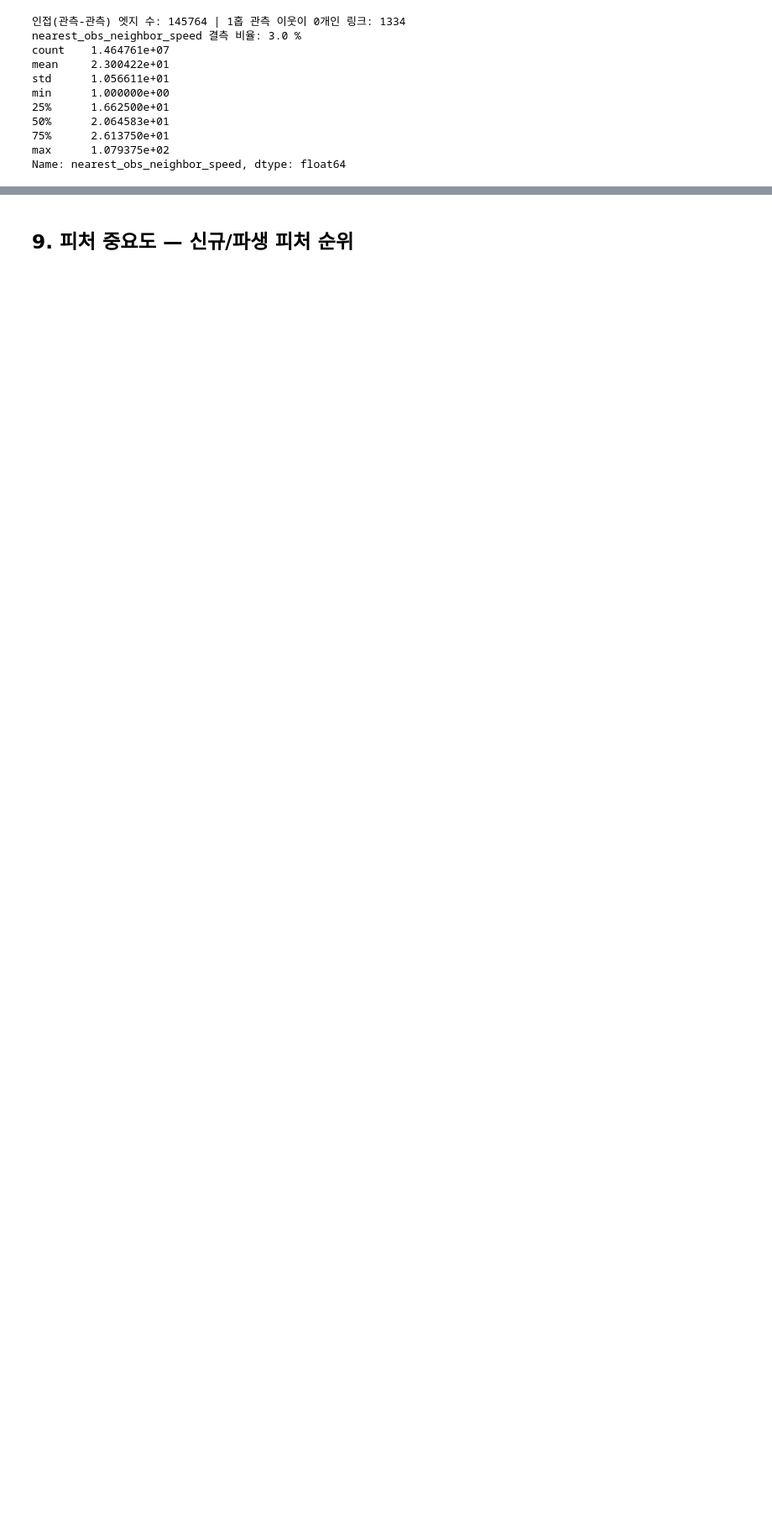
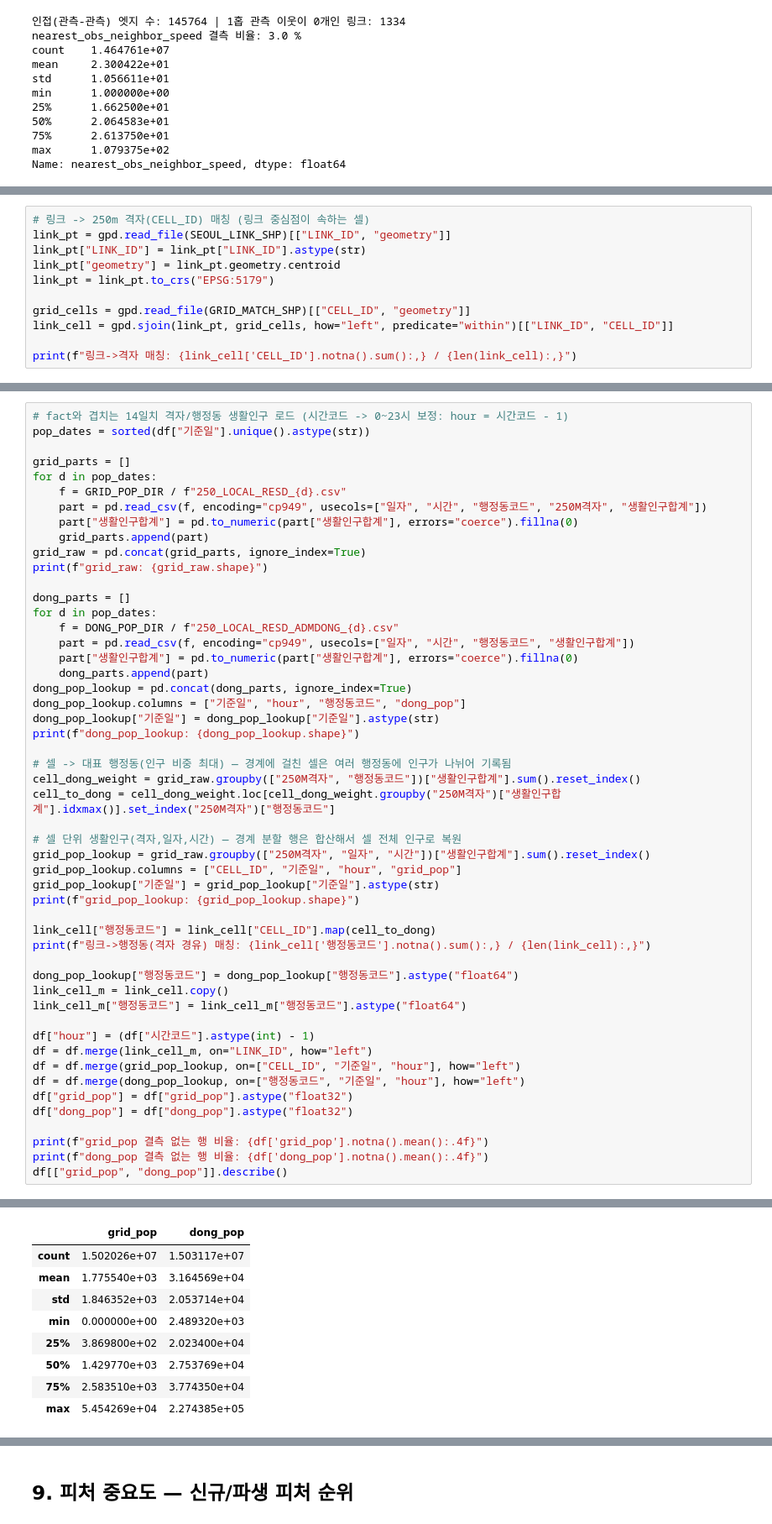
Before and after one commit to ejjunm/seoul-eco-routing, a Jupyter notebook: notebooks/12_derived_features_lightgbm.ipynb, the cells around one changed output, grey strips where cells are left out. Shown at 84% size. Drawn from its saved outputs; the diff is of its cells as text; blank space fills up the shorter version.

```diff
--- a/notebooks/12_derived_features_lightgbm.ipynb
+++ b/notebooks/12_derived_features_lightgbm.ipynb
@@ -354,0 +259,11 @@ Name: nearest_obs_neighbor_speed, dtype: float64
+# %%
+# 링크 -> 250m 격자(CELL_ID) 매칭 (링크 중심점이 속하는 셀)
+link_pt = gpd.read_file(SEOUL_LINK_SHP)[["LINK_ID", "geometry"]]
+link_pt["LINK_ID"] = link_pt["LINK_ID"].astype(str)
+link_pt["geometry"] = link_pt.geometry.centroid
+link_pt = link_pt.to_crs("EPSG:5179")
+
+grid_cells = gpd.read_file(GRID_MATCH_SHP)[["CELL_ID", "geometry"]]
+link_cell = gpd.sjoin(link_pt, grid_cells, how="left", predicate="within")[["LINK_ID", "CELL_ID"]]
+
+print(f"링크->격자 매칭: {link_cell['CELL_ID'].notna().sum():,} / {len(link_cell):,}")
@@ -354,0 +272,52 @@ Name: nearest_obs_neighbor_speed, dtype: float64
+# %%
+# fact와 겹치는 14일치 격자/행정동 생활인구 로드 (시간코드 -> 0~23시 보정: hour = 시간코드 - 1)
+pop_dates = sorted(df["기준일"].unique().astype(str))
+
+grid_parts = []
+for d in pop_dates:
+    f = GRID_POP_DIR / f"250_LOCAL_RESD_{d}.csv"
+    part = pd.read_csv(f, encoding="cp949", usecols=["일자", "시간", "행정동코드", "250M격자", "생활인구합계"])
+    part["생활인구합계"] = pd.to_numeric(part["생활인구합계"], errors="coerce").fillna(0)
+    grid_parts.append(part)
+grid_raw = pd.concat(grid_parts, ignore_index=True)
+print(f"grid_raw: {grid_raw.shape}")
+
+dong_parts = []
+for d in pop_dates:
+    f = DONG_POP_DIR / f"250_LOCAL_RESD_ADMDONG_{d}.csv"
+    part = pd.read_csv(f, encoding="cp949", usecols=["일자", "시간", "행정동코드", "생활인구합계"])
+    part["생활인구합계"] = pd.to_numeric(part["생활인구합계"], errors="coerce").fillna(0)
+    dong_parts.append(part)
+dong_pop_lookup = pd.concat(dong_parts, ignore_index=True)
+dong_pop_lookup.columns = ["기준일", "hour", "행정동코드", "dong_pop"]
+dong_pop_lookup["기준일"] = dong_pop_lookup["기준일"].astype(str)
+print(f"dong_pop_lookup: {dong_pop_lookup.shape}")
+
+# 셀 -> 대표 행정동(인구 비중 최대) — 경계에 걸친 셀은 여러 행정동에 인구가 나뉘어 기록됨
+cell_dong_weight = grid_raw.groupby(["250M격자", "행정동코드"])["생활인구합계"].sum().reset_index()
+cell_to_dong = cell_dong_weight.loc[cell_dong_weight.groupby("250M격자")["생활인구합계"].idxmax()].set_index("250M격자")["행정동코드"]
+
+# 셀 단위 생활인구(격자,일자,시간) — 경계 분할 행은 합산해서 셀 전체 인구로 복원
+grid_pop_lookup = grid_raw.groupby(["250M격자", "일자", "시간"])["생활인구합계"].sum().reset_index()
+grid_pop_lookup.columns = ["CELL_ID", "기준일", "hour", "grid_pop"]
+grid_pop_lookup["기준일"] = grid_pop_lookup["기준일"].astype(str)
+print(f"grid_pop_lookup: {grid_pop_lookup.shape}")
+
+link_cell["행정동코드"] = link_cell["CELL_ID"].map(cell_to_dong)
+print(f"링크->행정동(격자 경유) 매칭: {link_cell['행정동코드'].notna().sum():,} / {len(link_cell):,}")
+
+dong_pop_lookup["행정동코드"] = dong_pop_lookup["행정동코드"].astype("float64")
+link_cell_m = link_cell.copy()
+link_cell_m["행정동코드"] = link_cell_m["행정동코드"].astype("float64")
+
+df["hour"] = (df["시간코드"].astype(int) - 1)
+df = df.merge(link_cell_m, on="LINK_ID", how="left")
+df = df.merge(grid_pop_lookup, on=["CELL_ID", "기준일", "hour"], how="left")
+df = df.merge(dong_pop_lookup, on=["행정동코드", "기준일", "hour"], how="left")
+df["grid_pop"] = df["grid_pop"].astype("float32")
+df["dong_pop"] = df["dong_pop"].astype("float32")
+
+print(f"grid_pop 결측 없는 행 비율: {df['grid_pop'].notna().mean():.4f}")
+print(f"dong_pop 결측 없는 행 비율: {df['dong_pop'].notna().mean():.4f}")
+df[["grid_pop", "dong_pop"]].describe()
+# %% [output]
@@ -355,2 +330,11 @@ Name: nearest_obs_neighbor_speed, dtype: float64
+|  | grid_pop | dong_pop |
+| count | 1.502026e+07 | 1.503117e+07 |
+| mean | 1.775540e+03 | 3.164569e+04 |
+| std | 1.846352e+03 | 2.053714e+04 |
+| min | 0.000000e+00 | 2.489320e+03 |
+| 25% | 3.869800e+02 | 2.023400e+04 |
+| 50% | 1.429770e+03 | 2.753769e+04 |
+| 75% | 2.583510e+03 | 3.774350e+04 |
+| max | 5.454269e+04 | 2.274385e+05 |
 # %%
 SPARSE_NUMERIC_COLS = SPARSE_NUMERIC_COLS + ["nearest_obs_neighbor_speed"]
```
Also changed, not shown: parts of 28 cells of this notebook, 1 other file.
